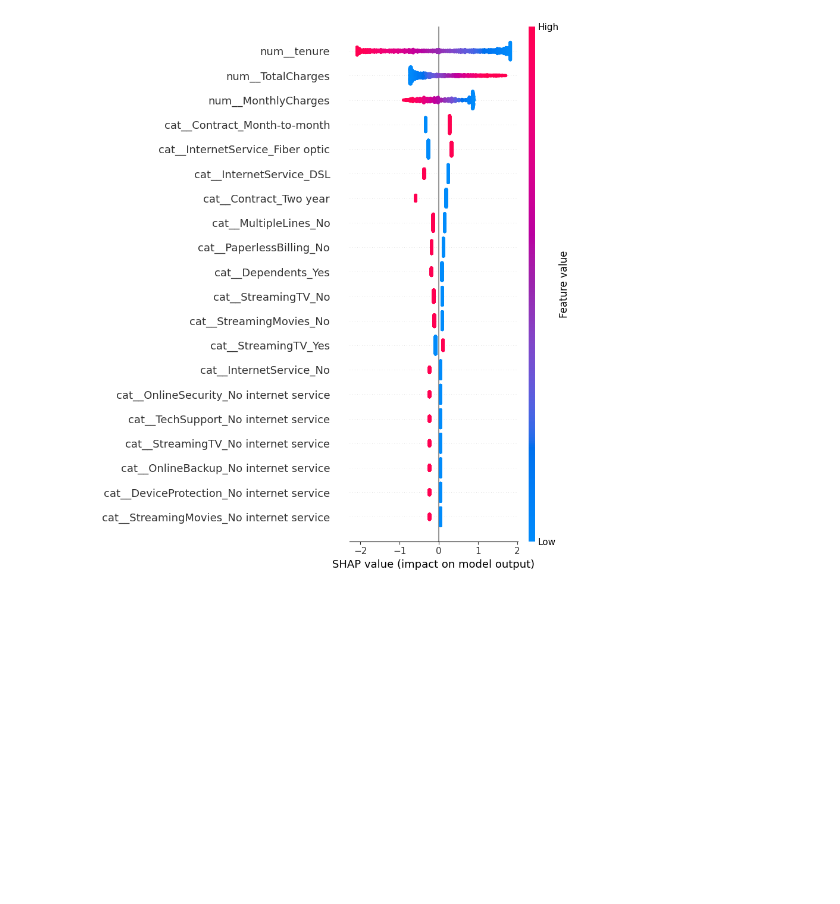
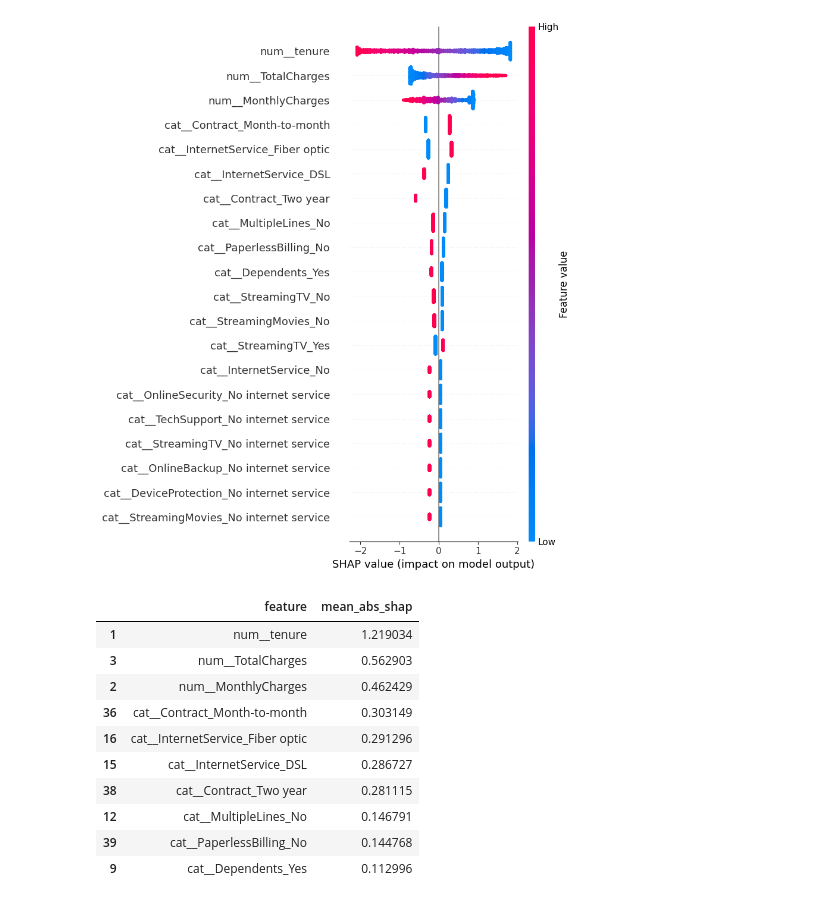
Before and after one commit to fuyuhanCC/interpretable-churn, a Jupyter notebook: notebooks/03_interpretation.ipynb, the cells around one changed output. Cells and saved outputs as stored; diff of their text form; code cells hidden in the pictures; blank space fills up the shorter version.

Commit message:
Improve SHAP interpretability with feature importance table

```diff
--- a/notebooks/03_interpretation.ipynb
+++ b/notebooks/03_interpretation.ipynb
@@ -193,3 +193,27 @@ shap.summary_plot(
 )
 # %% [output]
 [figure]
+# %%
+mean_abs_shap = np.abs(shap_values.values).mean(axis=0)
+
+shap_importance = (
+    pd.DataFrame({
+        "feature": feature_names,
+        "mean_abs_shap": mean_abs_shap
+    })
+    .sort_values(by="mean_abs_shap", ascending=False)
+)
+
+shap_importance.head(10)
+# %% [output]
+|  | feature | mean_abs_shap |
+| 1 | num__tenure | 1.219034 |
+| 3 | num__TotalCharges | 0.562903 |
+| 2 | num__MonthlyCharges | 0.462429 |
+| 36 | cat__Contract_Month-to-month | 0.303149 |
+| 16 | cat__InternetService_Fiber optic | 0.291296 |
+| 15 | cat__InternetService_DSL | 0.286727 |
+| 38 | cat__Contract_Two year | 0.281115 |
+| 12 | cat__MultipleLines_No | 0.146791 |
+| 39 | cat__PaperlessBilling_No | 0.144768 |
+| 9 | cat__Dependents_Yes | 0.112996 |
```
Also changed, not shown: parts of 2 cells of this notebook.
